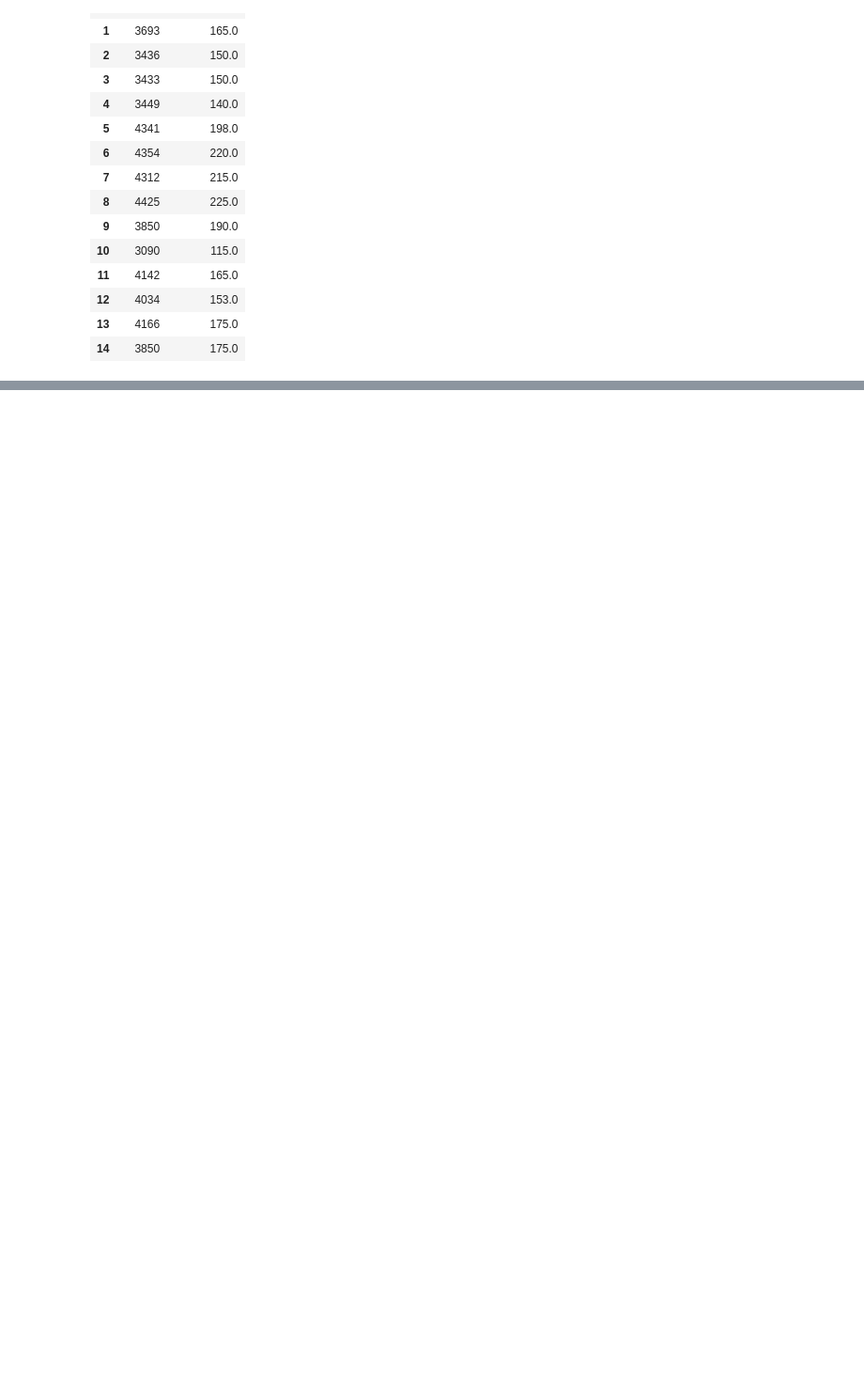
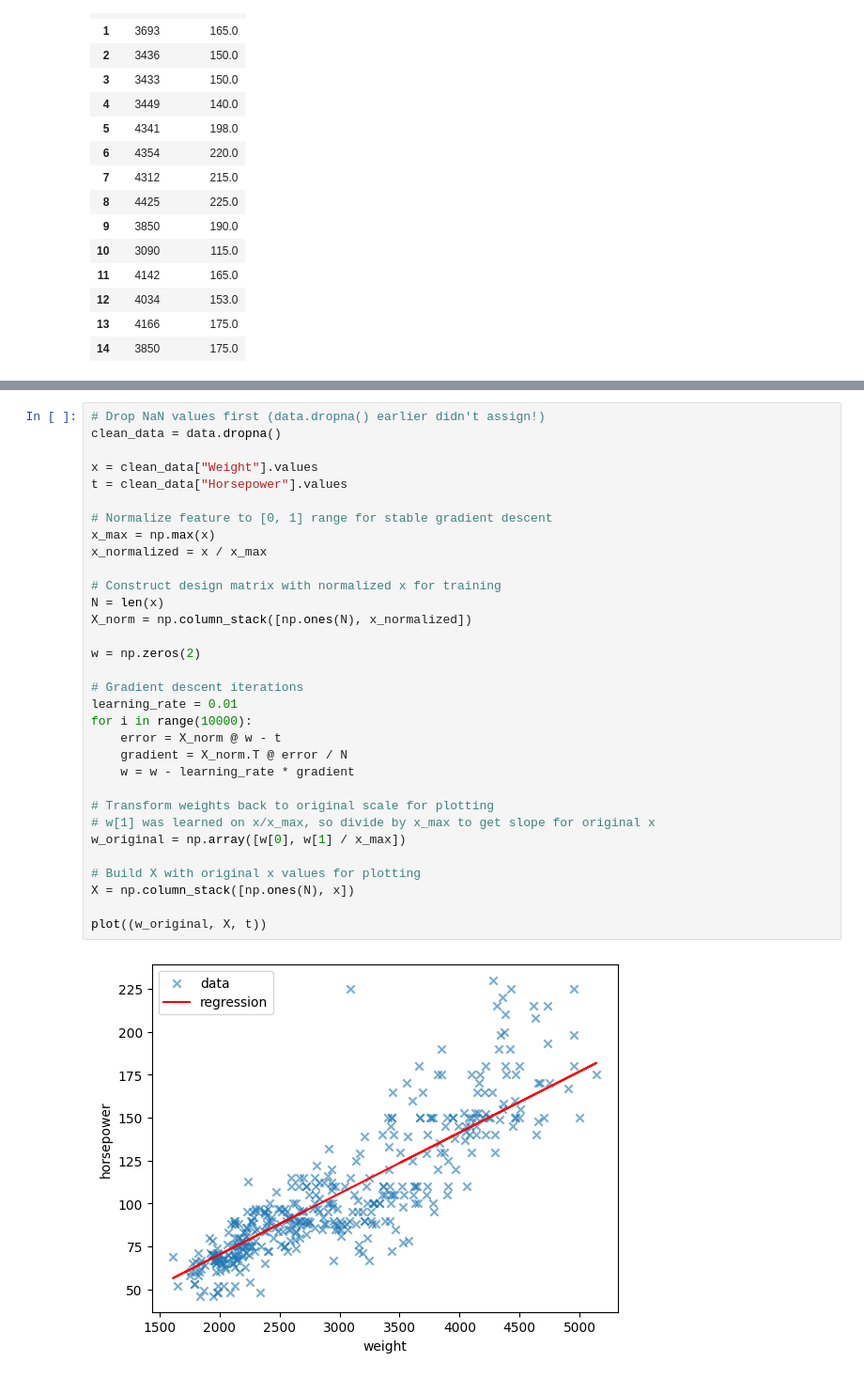
Before and after one commit to danolongo/ML, a Jupyter notebook: project1/exp.ipynb, the cells around one changed output, grey strips where cells are left out. Shown at 94% size. Drawn from its saved outputs; the diff is of its cells as text; blank space fills up the shorter version.

```diff
--- a/project1/exp.ipynb
+++ b/project1/exp.ipynb
@@ -85,0 +107,34 @@ deriving the gradient:
+# %%
+# Drop NaN values first (data.dropna() earlier didn't assign!)
+clean_data = data.dropna()
+
+x = clean_data["Weight"].values
+t = clean_data["Horsepower"].values
+
+# Normalize feature to [0, 1] range for stable gradient descent
+x_max = np.max(x)
+x_normalized = x / x_max
+
+# Construct design matrix with normalized x for training
+N = len(x)
+X_norm = np.column_stack([np.ones(N), x_normalized])
+
+w = np.zeros(2)
+
+# Gradient descent iterations
+learning_rate = 0.01
+for i in range(10000):
+    error = X_norm @ w - t
+    gradient = X_norm.T @ error / N
+    w = w - learning_rate * gradient
+
+# Transform weights back to original scale for plotting
+# w[1] was learned on x/x_max, so divide by x_max to get slope for original x
+w_original = np.array([w[0], w[1] / x_max])
+
+# Build X with original x values for plotting
+X = np.column_stack([np.ones(N), x])
+
+plot((w_original, X, t))
+# %% [output]
+[figure, added]
```
Also changed, not shown: parts of 3 cells of this notebook, 3 other files.
